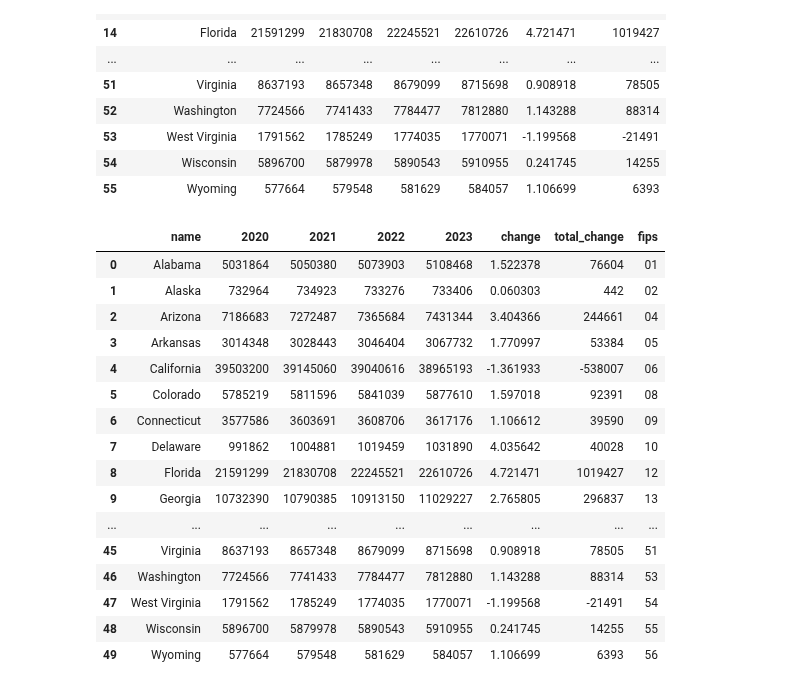
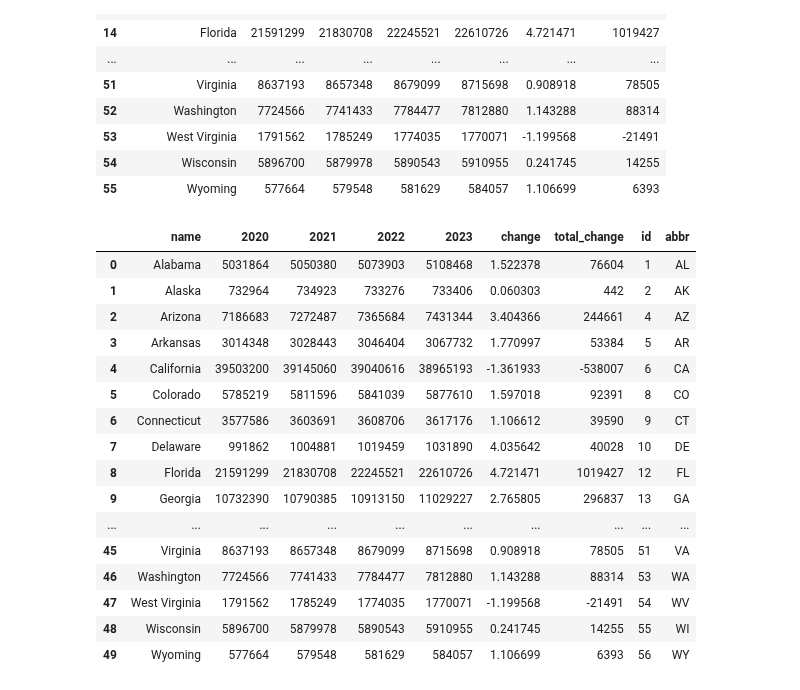
Before and after one commit to gmelmed/gmelmed.github.io, a Jupyter notebook: final_project/state_pop_change.ipynb, the cells around one changed output. Drawn from its saved outputs; the diff is of its cells as text; code cells hidden in the pictures.

Commit message:
pop change spec/data updates

```diff
--- a/final_project/state_pop_change.ipynb
+++ b/final_project/state_pop_change.ipynb
@@ -90,42 +72,52 @@ pop
 # %%
 import us
 
 # make a separate df with state fips codes for each state fips name
 state_fips = pd.DataFrame(
     [
         {"name": state.name, "fips": state.fips} for state in us.states.STATES
     ]
 )
 state_fips
 
 # merge
 pop = pd.merge(pop, state_fips, on="name")
 
+# make a separate df with state abbreviations for each state fips name
+state_abbr = pd.DataFrame(
+    [
+        {"name": state.name, "abbr": state.abbr} for state in us.states.STATES
+    ]
+)
+
+# merge
+pop = pd.merge(pop, state_abbr, on="name")
+
 # make fips an integer
 pop["fips"] = pop["fips"].astype(int)
 
 # rename fips to id
 pop.rename(columns={"fips": "id"}, inplace=True)
 
 pop
 # %% [output]
-|  | name | 2020 | 2021 | 2022 | 2023 | change | total_change | fips |
-| 0 | Alabama | 5031864 | 5050380 | 5073903 | 5108468 | 1.522378 | 76604 | 01 |
-| 1 | Alaska | 732964 | 734923 | 733276 | 733406 | 0.060303 | 442 | 02 |
-| 2 | Arizona | 7186683 | 7272487 | 7365684 | 7431344 | 3.404366 | 244661 | 04 |
-| 3 | Arkansas | 3014348 | 3028443 | 3046404 | 3067732 | 1.770997 | 53384 | 05 |
-| 4 | California | 39503200 | 39145060 | 39040616 | 38965193 | -1.361933 | -538007 | 06 |
-| 5 | Colorado | 5785219 | 5811596 | 5841039 | 5877610 | 1.597018 | 92391 | 08 |
-| 6 | Connecticut | 3577586 | 3603691 | 3608706 | 3617176 | 1.106612 | 39590 | 09 |
-| 7 | Delaware | 991862 | 1004881 | 1019459 | 1031890 | 4.035642 | 40028 | 10 |
-| 8 | Florida | 21591299 | 21830708 | 22245521 | 22610726 | 4.721471 | 1019427 | 12 |
-| 9 | Georgia | 10732390 | 10790385 | 10913150 | 11029227 | 2.765805 | 296837 | 13 |
-| ... | ... | ... | ... | ... | ... | ... | ... | ... |
-| 45 | Virginia | 8637193 | 8657348 | 8679099 | 8715698 | 0.908918 | 78505 | 51 |
-| 46 | Washington | 7724566 | 7741433 | 7784477 | 7812880 | 1.143288 | 88314 | 53 |
-| 47 | West Virginia | 1791562 | 1785249 | 1774035 | 1770071 | -1.199568 | -21491 | 54 |
-| 48 | Wisconsin | 5896700 | 5879978 | 5890543 | 5910955 | 0.241745 | 14255 | 55 |
-| 49 | Wyoming | 577664 | 579548 | 581629 | 584057 | 1.106699 | 6393 | 56 |
+|  | name | 2020 | 2021 | 2022 | 2023 | change | total_change | id | abbr |
+| 0 | Alabama | 5031864 | 5050380 | 5073903 | 5108468 | 1.522378 | 76604 | 1 | AL |
+| 1 | Alaska | 732964 | 734923 | 733276 | 733406 | 0.060303 | 442 | 2 | AK |
+| 2 | Arizona | 7186683 | 7272487 | 7365684 | 7431344 | 3.404366 | 244661 | 4 | AZ |
+| 3 | Arkansas | 3014348 | 3028443 | 3046404 | 3067732 | 1.770997 | 53384 | 5 | AR |
+| 4 | California | 39503200 | 39145060 | 39040616 | 38965193 | -1.361933 | -538007 | 6 | CA |
+| 5 | Colorado | 5785219 | 5811596 | 5841039 | 5877610 | 1.597018 | 92391 | 8 | CO |
+| 6 | Connecticut | 3577586 | 3603691 | 3608706 | 3617176 | 1.106612 | 39590 | 9 | CT |
+| 7 | Delaware | 991862 | 1004881 | 1019459 | 1031890 | 4.035642 | 40028 | 10 | DE |
+| 8 | Florida | 21591299 | 21830708 | 22245521 | 22610726 | 4.721471 | 1019427 | 12 | FL |
+| 9 | Georgia | 10732390 | 10790385 | 10913150 | 11029227 | 2.765805 | 296837 | 13 | GA |
+| ... | ... | ... | ... | ... | ... | ... | ... | ... | ... |
+| 45 | Virginia | 8637193 | 8657348 | 8679099 | 8715698 | 0.908918 | 78505 | 51 | VA |
+| 46 | Washington | 7724566 | 7741433 | 7784477 | 7812880 | 1.143288 | 88314 | 53 | WA |
+| 47 | West Virginia | 1791562 | 1785249 | 1774035 | 1770071 | -1.199568 | -21491 | 54 | WV |
+| 48 | Wisconsin | 5896700 | 5879978 | 5890543 | 5910955 | 0.241745 | 14255 | 55 | WI |
+| 49 | Wyoming | 577664 | 579548 | 581629 | 584057 | 1.106699 | 6393 | 56 | WY |
 # %%
 # save to csv
 pop.to_csv("data/state_pop_change.csv", index=False)
```
Also changed, not shown: parts of 1 cell of this notebook, 2 other files.
